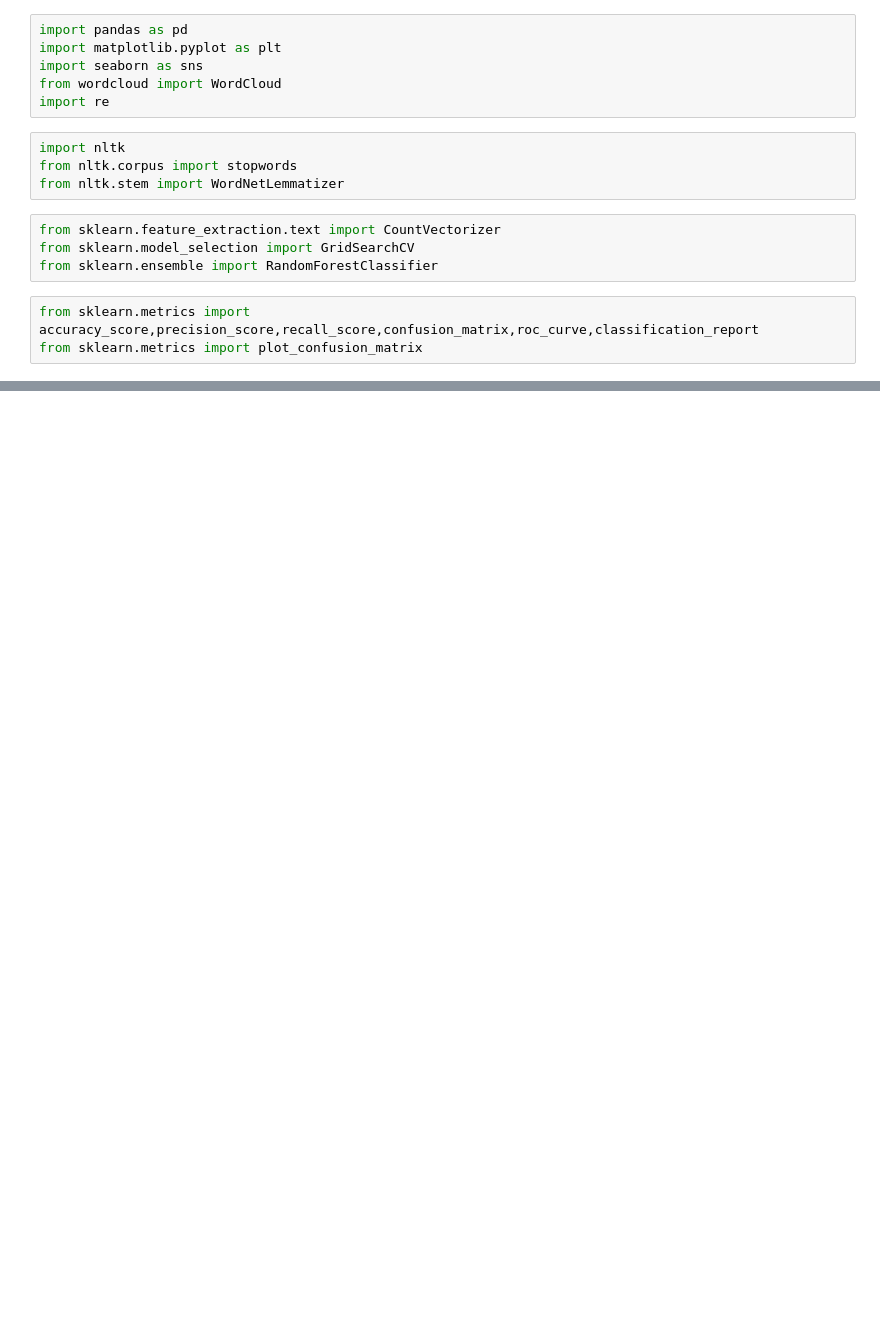
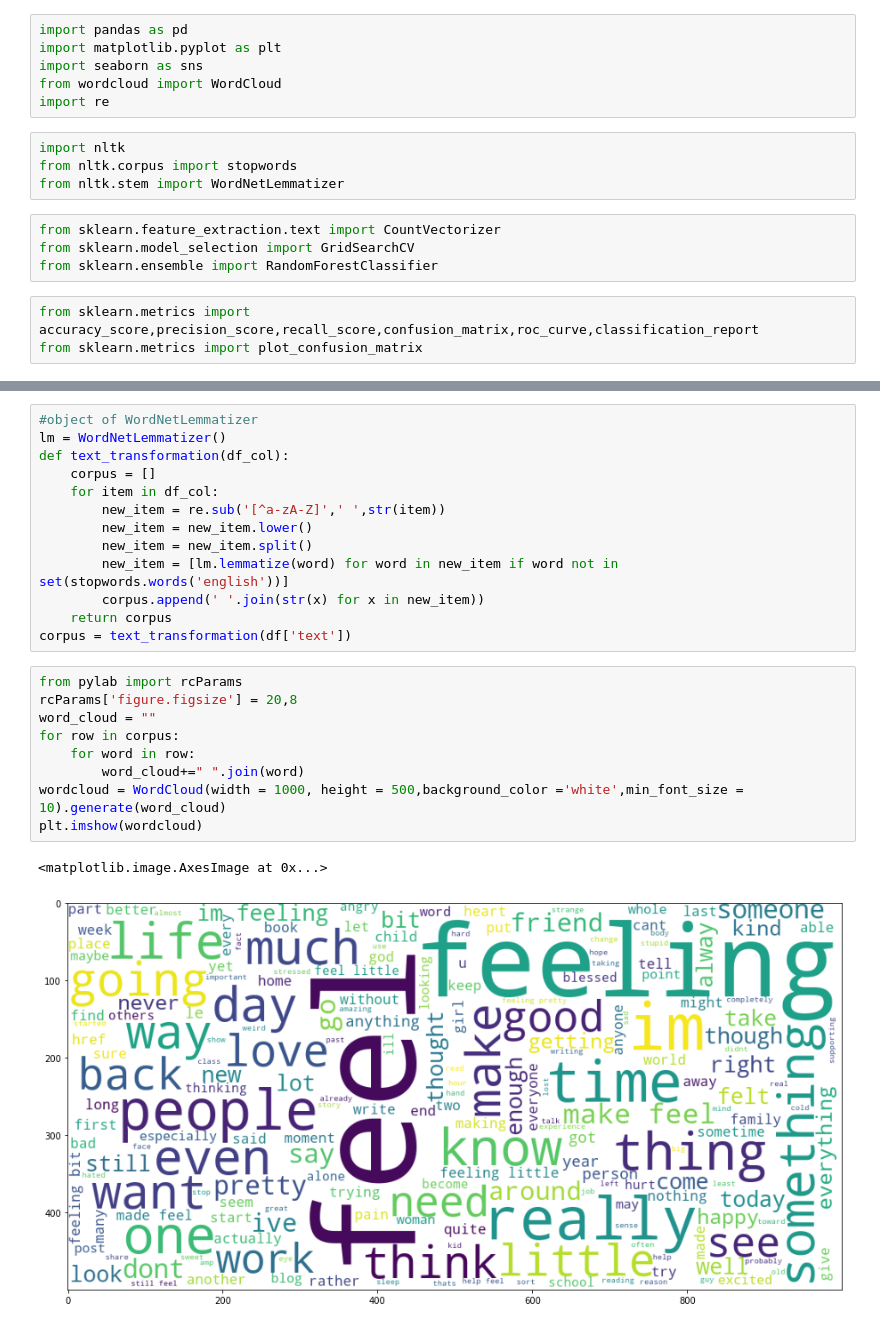
Before and after one commit to ishaanpaul98/Sentiment-Analysis, a Jupyter notebook: Sentiment_Analysis.ipynb, the cells around one changed output, grey strips where cells are left out. Drawn from its saved outputs; the diff is of its cells as text; blank space fills up the shorter version.

Commit message:
Added word cloud and fixed errors in word lemmatizer

```diff
--- a/Sentiment_Analysis.ipynb
+++ b/Sentiment_Analysis.ipynb
@@ -19,0 +66,25 @@ from sklearn.metrics import plot_confusion_matrix
+# %%
+#object of WordNetLemmatizer
+lm = WordNetLemmatizer()
+def text_transformation(df_col):
+    corpus = []
+    for item in df_col:
+        new_item = re.sub('[^a-zA-Z]',' ',str(item))
+        new_item = new_item.lower()
+        new_item = new_item.split()
+        new_item = [lm.lemmatize(word) for word in new_item if word not in set(stopwords.words('english'))]
+        corpus.append(' '.join(str(x) for x in new_item))
+    return corpus
+corpus = text_transformation(df['text'])
+# %%
+from pylab import rcParams
+rcParams['figure.figsize'] = 20,8
+word_cloud = ""
+for row in corpus:
+    for word in row:
+        word_cloud+=" ".join(word)
+wordcloud = WordCloud(width = 1000, height = 500,background_color ='white',min_font_size = 10).generate(word_cloud)
+plt.imshow(wordcloud)
+# %% [output]
+<matplotlib.image.AxesImage at 0x...>
+[figure, added]
```
Also changed, not shown: parts of 6 cells of this notebook.
